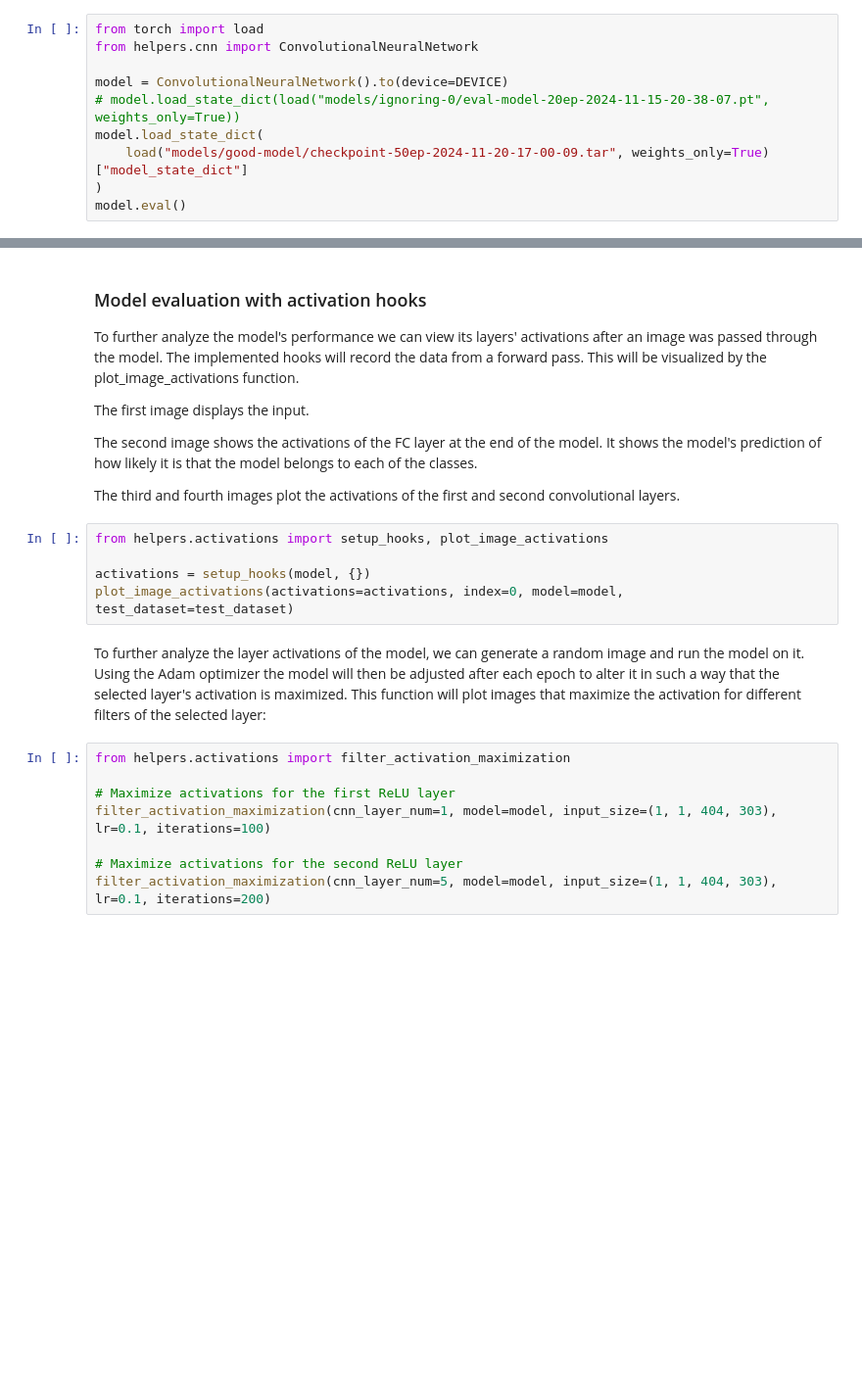
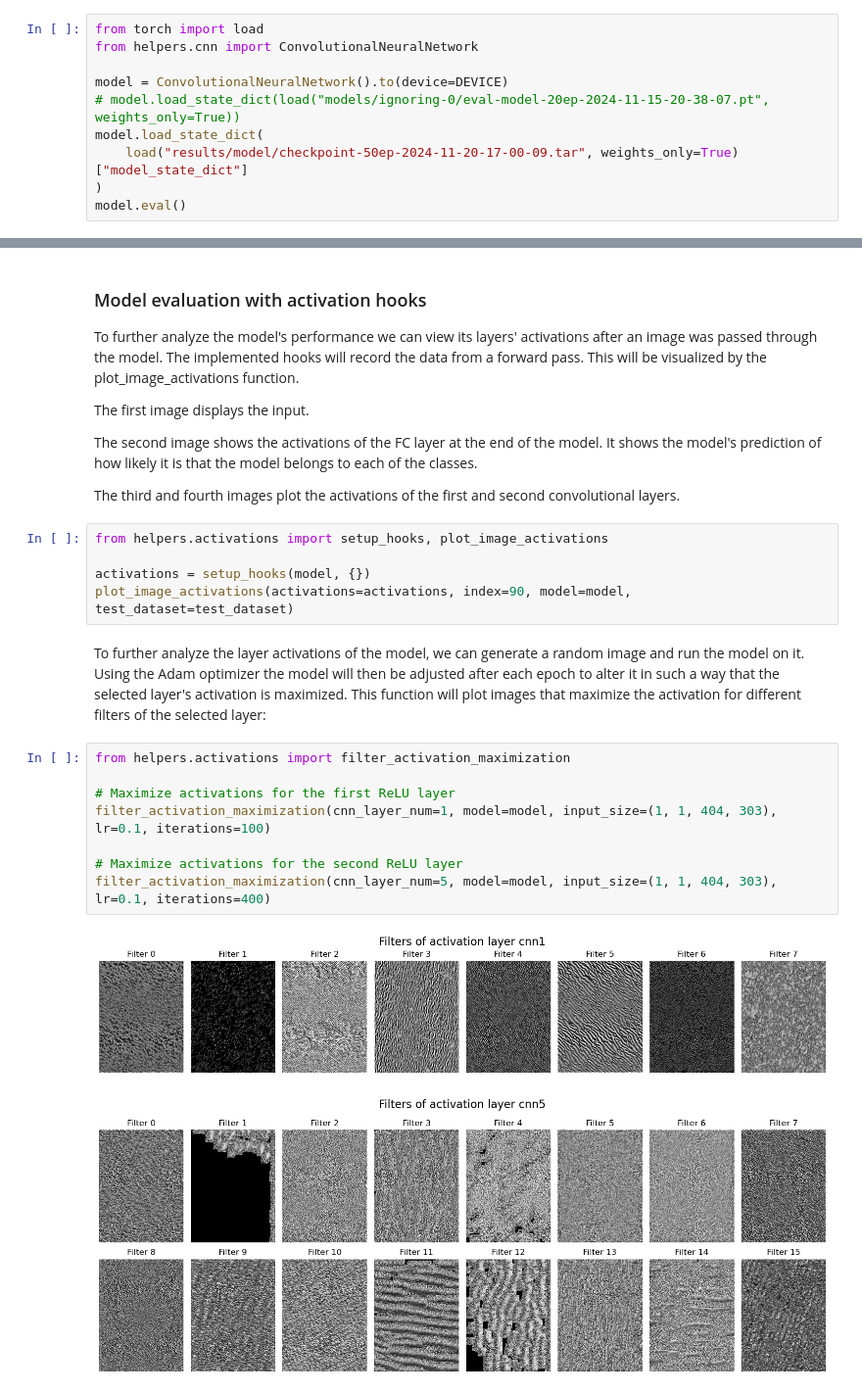
Before and after one commit to MintyNumbers/cnn-post-hoc, a Jupyter notebook: train_cnn.ipynb, the cells around one changed output, grey strips where cells are left out. Shown at 98% size. Saved outputs shown, nothing was run; the diff lists cells and outputs as text; blank space fills up the shorter version.

```diff
--- a/train_cnn.ipynb
+++ b/train_cnn.ipynb
@@ -144,6 +149,6 @@ from helpers.cnn import ConvolutionalNeuralNetwork
 model = ConvolutionalNeuralNetwork().to(device=DEVICE)
 # model.load_state_dict(load("models/ignoring-0/eval-model-20ep-2024-11-15-20-38-07.pt", weights_only=True))
 model.load_state_dict(
-    load("models/good-model/checkpoint-50ep-2024-11-20-17-00-09.tar", weights_only=True)["model_state_dict"]
+    load("results/model/checkpoint-50ep-2024-11-20-17-00-09.tar", weights_only=True)["model_state_dict"]
 )
 model.eval()
@@ -183,14 +222,17 @@ The third and fourth images plot the activations of the first and second convolu
 from helpers.activations import setup_hooks, plot_image_activations
 
 activations = setup_hooks(model, {})
-plot_image_activations(activations=activations, index=0, model=model, test_dataset=test_dataset)
+plot_image_activations(activations=activations, index=90, model=model, test_dataset=test_dataset)
 # %% [markdown]
 To further analyze the layer activations of the model, we can generate a random image and run the model on it. Using the Adam optimizer the model will then be adjusted after each epoch to alter it in such a way that the selected layer's activation is maximized. This function will plot images that maximize the activation for different filters of the selected layer:
 # %%
 from helpers.activations import filter_activation_maximization
 
 # Maximize activations for the first ReLU layer
 filter_activation_maximization(cnn_layer_num=1, model=model, input_size=(1, 1, 404, 303), lr=0.1, iterations=100)
 
 # Maximize activations for the second ReLU layer
-filter_activation_maximization(cnn_layer_num=5, model=model, input_size=(1, 1, 404, 303), lr=0.1, iterations=200)
+filter_activation_maximization(cnn_layer_num=5, model=model, input_size=(1, 1, 404, 303), lr=0.1, iterations=400)
+# %% [output]
+[figure, added]
+[figure, added]
```
Also changed, not shown: parts of 13 cells of this notebook, 5 other files.
